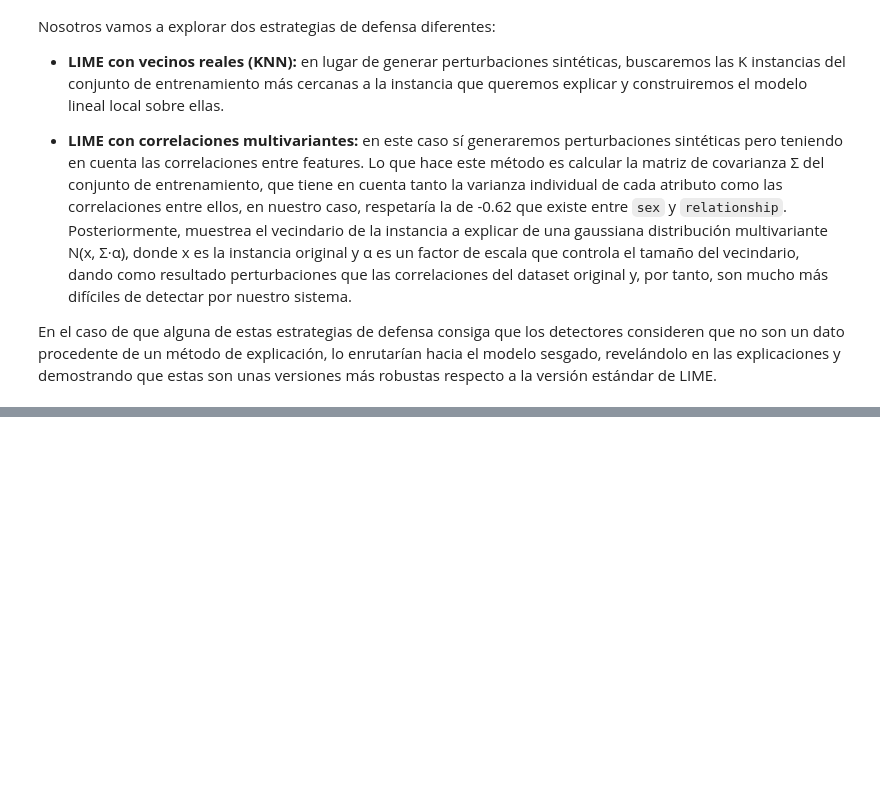
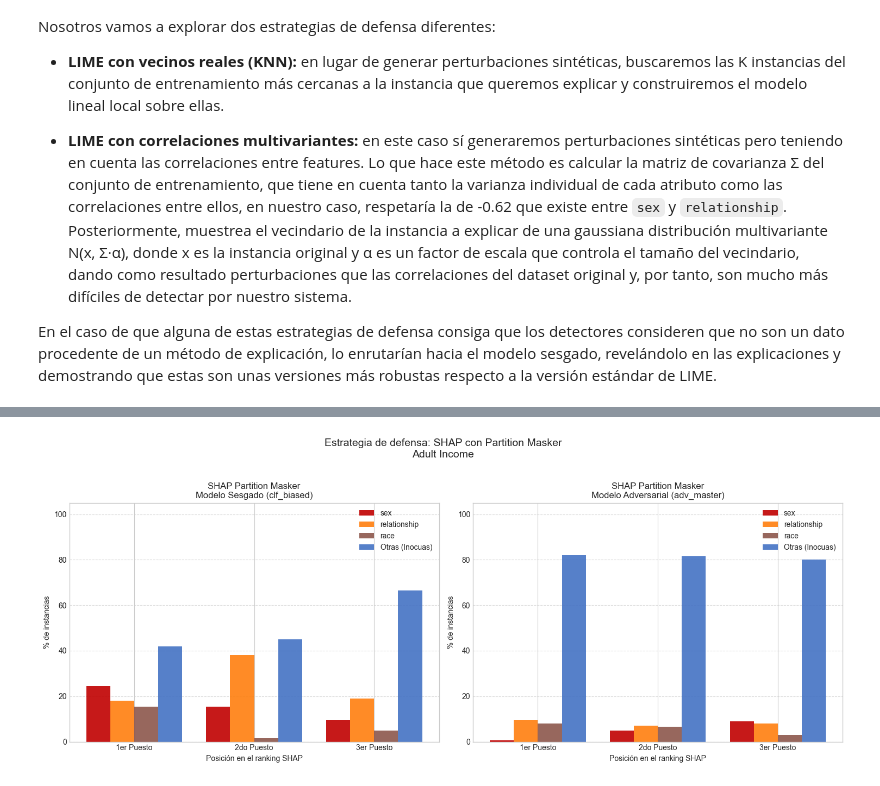
Before and after one commit to pfolgueira/proyecto-xia, a Jupyter notebook: adult_income.ipynb, the cells around one changed output, grey strips where cells are left out. Saved outputs shown, nothing was run; the diff lists cells and outputs as text; code cells hidden in the pictures; blank space fills up the shorter version.

```diff
--- a/adult_income.ipynb
+++ b/adult_income.ipynb
@@ -1741,0 +1382,94 @@ Ejemplo de Regla generada para el primer usuario:
+# %%
+# ── Background con Partition Masker ───────────────────────────────────────
+# Partition agrupa features por correlación y las enmascara en bloques, generando perturbaciones más realistas
+X_train_arr = X_train[feature_names].values
+masker = shap.maskers.Partition(
+    X_train_arr,
+    max_samples=500,
+    clustering="correlation"
+)
+
+# ── Instancias de evaluación ───────────────────────────────────────────────
+N_SHAP_DEF = 200
+idx_eval_def = np.random.choice(len(X_test_limpio), N_SHAP_DEF, replace=False)
+X_eval_def = X_test_limpio[idx_eval_def]
+
+overlap_def = set(map(tuple, X_eval_def)) & train_tuples
+print(f"Solapamiento con train tras filtrado: {len(overlap_def)}")  # debe ser 0
+
+# ── Explainers ─────────────────────────────────────────────────────────────
+explainer_part_f = shap.PermutationExplainer(clf_biased.predict_proba, masker)
+explainer_part_e = shap.PermutationExplainer(adv_master.predict_proba, masker)
+
+# ── Evaluación modelo sesgado (referencia) ─────────────────────────────────
+print(f"\nCalculando SHAP Partition — modelo sesgado ({N_SHAP_DEF} instancias)...")
+t0 = time.time()
+shap_part_f = explainer_part_f(X_eval_def)
+print(f"✓ {time.time()-t0:.1f}s")
+
+# ── Evaluación modelo adversarial ──────────────────────────────────────────
+print(f"\nCalculando SHAP Partition — modelo adversarial ({N_SHAP_DEF} instancias)...")
+adv_master.reset()
+t0 = time.time()
+shap_part_e = explainer_part_e(X_eval_def)
+print(f"✓ {time.time()-t0:.1f}s")
+
+print("\nRuteo SHAP Partition masker:")
+adv_master.routing_report()
+
+
+# ── Extracción del Top 3 ───────────────────────────────────────────────────
+def get_partition_shap_top3(shap_explanation, features):
+    vals = shap_explanation.values[:, :, 1]
+    features_arr = np.array(features)
+    return [features_arr[np.argsort(-np.abs(row))[:3]].tolist() for row in vals]
+
+
+top3_f_part = get_partition_shap_top3(shap_part_f, feature_names)
+top3_e_part = get_partition_shap_top3(shap_part_e, feature_names)
+
+stats_f_part = compute_comprehensive_stats(top3_f_part, variables_vigiladas)
+stats_e_part = compute_comprehensive_stats(top3_e_part, variables_vigiladas)
+
+
+# ── Visualización ──────────────────────────────────────────────────────────
+fig, axes = plt.subplots(1, 2, figsize=(15, 6))
+for ax, (stats, title) in zip(axes, [
+    (stats_f_part, 'Modelo Sesgado (clf_biased)'),
+    (stats_e_part, 'Modelo Adversarial (adv_master)')
+]):
+    x = np.arange(3)
+    for i, (feat, color) in enumerate(colors_bar.items()):
+        ax.bar(x + i*0.2, stats[feat], 0.2, label=feat, color=color, alpha=0.9)
+    ax.set_xticks(x + 0.3)
+    ax.set_xticklabels(ranks)
+    ax.set_xlabel('Posición en el ranking SHAP')
+    ax.set_ylabel('% de instancias')
+    ax.set_title(f'SHAP Partition Masker\n{title}')
+    ax.legend()
+    ax.set_ylim(0, 105)
+    ax.grid(axis='y', linestyle='--', alpha=0.7)
+
+plt.suptitle(
+    'Estrategia de defensa: SHAP con Partition Masker\n'
+    'Adult Income',
+    fontsize=14, y=1.02
+)
+plt.tight_layout()
+plt.show()
+
+
+# ── Resumen comparativo ────────────────────────────────────────────────────
+print("\n=== RESUMEN DE LA DEFENSA SHAP (Top 1) ===")
+print(f"{'Método':<45} {'Sensibles en Top 1':>20}")
+print("-"*67)
+print(f"{'SHAP estándar (engañado)':<45} "
+      f"{sumar_sensibles(stats_e_shap, 0):>19.1f}%")
+print(f"{'SHAP Partition Masker (defensa)':<45} "
+      f"{sumar_sensibles(stats_e_part, 0):>19.1f}%")
+print(f"\nReferencia — modelo sesgado sin ataque:")
+print(f"{'SHAP estándar':<45} "
+      f"{sumar_sensibles(stats_f_shap, 0):>19.1f}%")
+print(f"{'SHAP Partition Masker':<45} "
+      f"{sumar_sensibles(stats_f_part, 0):>19.1f}%")
+# %% [output]
@@ -1741,0 +1487 @@ Ejemplo de Regla generada para el primer usuario:
+[figure, added]
```
Also changed, not shown: parts of 22 cells of this notebook, 1 other file.
